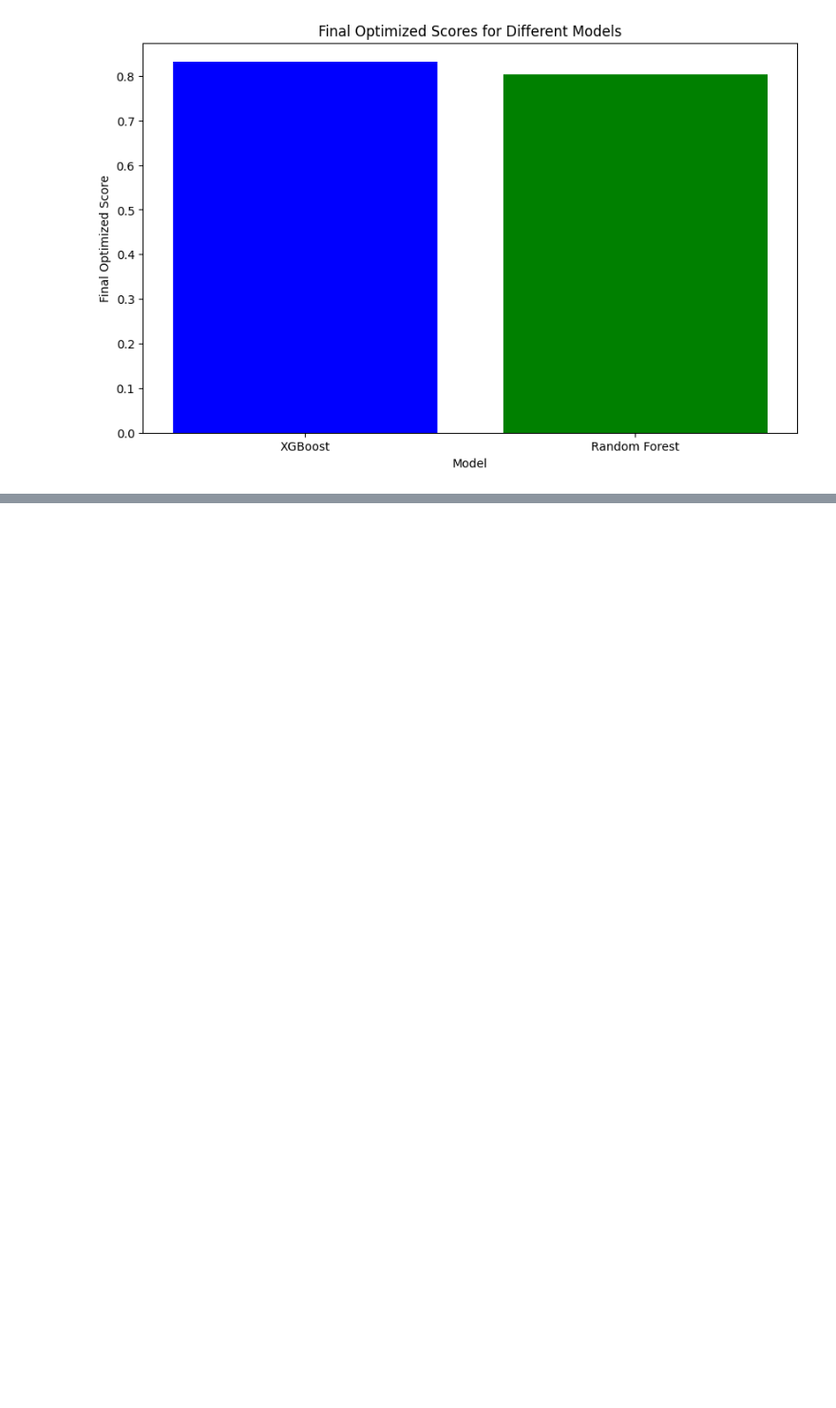
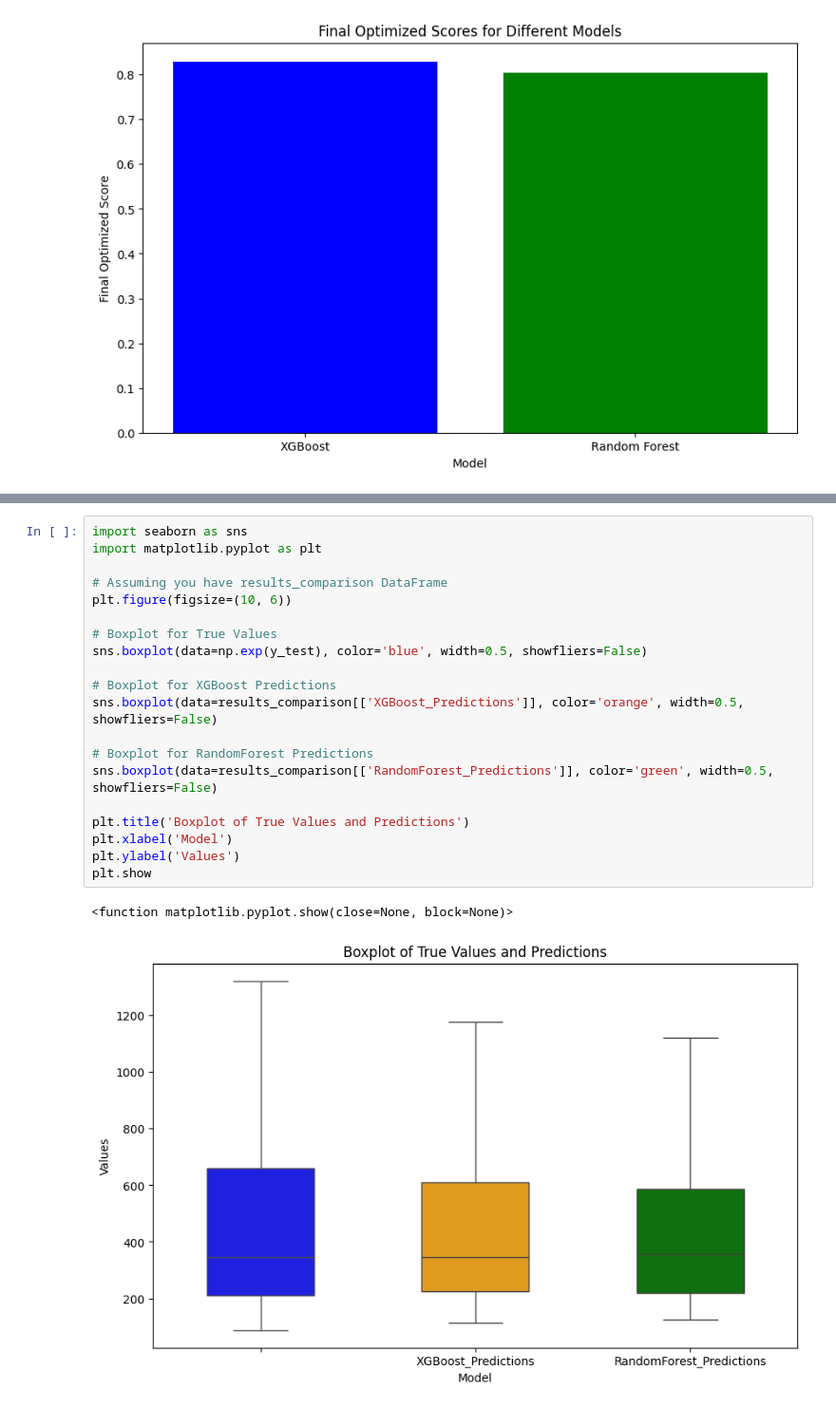
Before and after one commit to Hitesh-Nimbalkar/ML_Project, a Jupyter notebook: Notebook/Model_building.ipynb, the cells around one changed output, grey strips where cells are left out. Shown at 95% size. Cells and saved outputs as stored; diff of their text form; blank space fills up the shorter version.

```diff
--- a/Notebook/Model_building.ipynb
+++ b/Notebook/Model_building.ipynb
@@ -658,0 +695,23 @@ Re-transformed Predictions Comparison:
+# %%
+import seaborn as sns
+import matplotlib.pyplot as plt
+
+# Assuming you have results_comparison DataFrame
+plt.figure(figsize=(10, 6))
+
+# Boxplot for True Values
+sns.boxplot(data=np.exp(y_test), color='blue', width=0.5, showfliers=False)
+
+# Boxplot for XGBoost Predictions
+sns.boxplot(data=results_comparison[['XGBoost_Predictions']], color='orange', width=0.5, showfliers=False)
+
+# Boxplot for RandomForest Predictions
+sns.boxplot(data=results_comparison[['RandomForest_Predictions']], color='green', width=0.5, showfliers=False)
+
+plt.title('Boxplot of True Values and Predictions')
+plt.xlabel('Model')
+plt.ylabel('Values')
+plt.show
+# %% [output]
+<function matplotlib.pyplot.show(close=None, block=None)>
+[figure, added]
```
Also changed, not shown: parts of 13 cells of this notebook.
